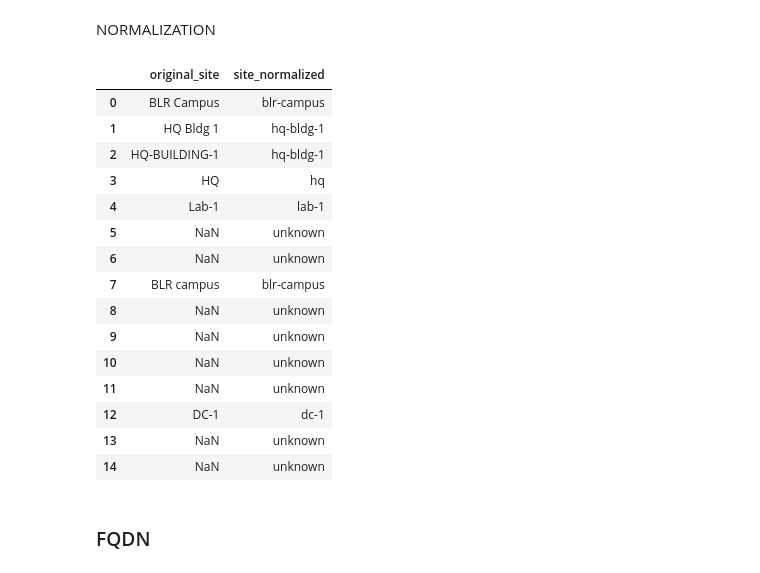
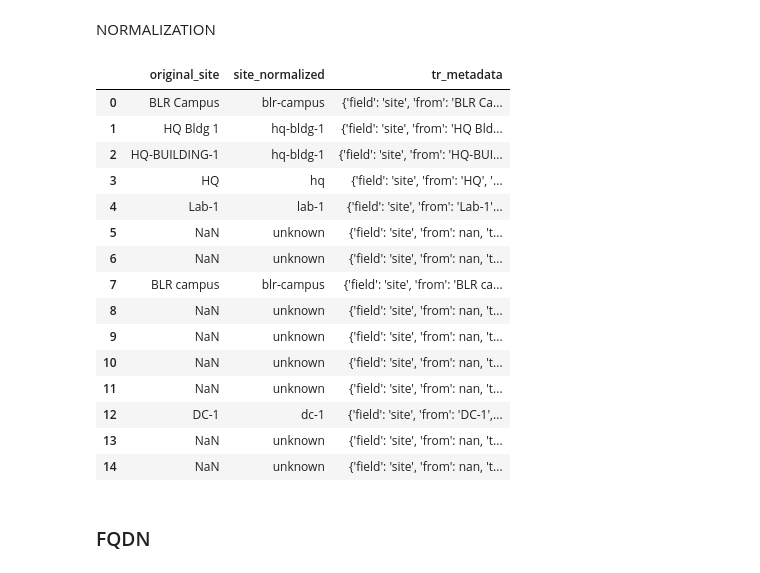
Before and after one commit to jperal720/network-inventory-cleaning-and-validation, a Jupyter notebook: notebooks/data_cleansing.ipynb, the cells around one changed output. Cells and saved outputs as stored; diff of their text form; code cells hidden in the pictures.

```diff
--- a/notebooks/data_cleansing.ipynb
+++ b/notebooks/data_cleansing.ipynb
@@ -291,13 +291,16 @@ def normalize_site(site: str) -> str:
       'Lab-1'         -> 'lab-1'
       NaN or None     -> 'unknown'
     """
+    FIELD='site'
+    FROM=site
 
+    final_site = 'unknown'
     if pd.isna(site) or site is None:
-        return "unknown"
+        return (final_site, traceability_metadata(FIELD, FROM, final_site, "missing"))
 
     s = str(site).strip().lower()
     if s == "":
-        return "unknown"
+        return (final_site, traceability_metadata(FIELD, FROM, final_site, "empty_string"))
 
     # Replace underscores, multiple spaces, and commas with hyphens
     s = re.sub(r"[\s,_]+", "-", s)
@@ -313,36 +316,34 @@ def normalize_site(site: str) -> str:
 
     # Handle very generic cases
     if s in {"n/a", "na", "none", "null", "unknown"}:
-        return "unknown"
+        return (final_site, traceability_metadata(FIELD, FROM, final_site, "missing"))
 
-    # TODO: TRACEABILITY STEP
-
-    return s
+    return (s, traceability_metadata(FIELD, FROM, s, "normalized_site"))
 # %%
 df_site = pd.DataFrame()
 
 df_site['original_site'] = df_raw['site']
-df_site['site_normalized'] = df_raw['site'].apply(
+df_site[['site_normalized', 'tr_metadata']] = df_raw['site'].apply(
     lambda x: pd.Series(normalize_site(x))
-)
+).apply(pd.Series)
 df_site
 # %% [output]
-|  | original_site | site_normalized |
-| 0 | BLR Campus | blr-campus |
-| 1 | HQ Bldg 1 | hq-bldg-1 |
-| 2 | HQ-BUILDING-1 | hq-bldg-1 |
-| 3 | HQ | hq |
-| 4 | Lab-1 | lab-1 |
-| 5 | NaN | unknown |
-| 6 | NaN | unknown |
-| 7 | BLR campus | blr-campus |
-| 8 | NaN | unknown |
-| 9 | NaN | unknown |
-| 10 | NaN | unknown |
-| 11 | NaN | unknown |
-| 12 | DC-1 | dc-1 |
-| 13 | NaN | unknown |
-| 14 | NaN | unknown |
+|  | original_site | site_normalized | tr_metadata |
+| 0 | BLR Campus | blr-campus | {'field': 'site', 'from': 'BLR Ca... |
+| 1 | HQ Bldg 1 | hq-bldg-1 | {'field': 'site', 'from': 'HQ Bld... |
+| 2 | HQ-BUILDING-1 | hq-bldg-1 | {'field': 'site', 'from': 'HQ-BUI... |
+| 3 | HQ | hq | {'field': 'site', 'from': 'HQ', '... |
+| 4 | Lab-1 | lab-1 | {'field': 'site', 'from': 'Lab-1'... |
+| 5 | NaN | unknown | {'field': 'site', 'from': nan, 't... |
+| 6 | NaN | unknown | {'field': 'site', 'from': nan, 't... |
+| 7 | BLR campus | blr-campus | {'field': 'site', 'from': 'BLR ca... |
+| 8 | NaN | unknown | {'field': 'site', 'from': nan, 't... |
+| 9 | NaN | unknown | {'field': 'site', 'from': nan, 't... |
+| 10 | NaN | unknown | {'field': 'site', 'from': nan, 't... |
+| 11 | NaN | unknown | {'field': 'site', 'from': nan, 't... |
+| 12 | DC-1 | dc-1 | {'field': 'site', 'from': 'DC-1',... |
+| 13 | NaN | unknown | {'field': 'site', 'from': nan, 't... |
+| 14 | NaN | unknown | {'field': 'site', 'from': nan, 't... |
 # %% [markdown]
 ### FQDN
 # %% [markdown]
```
Also changed, not shown: parts of 20 cells of this notebook.
